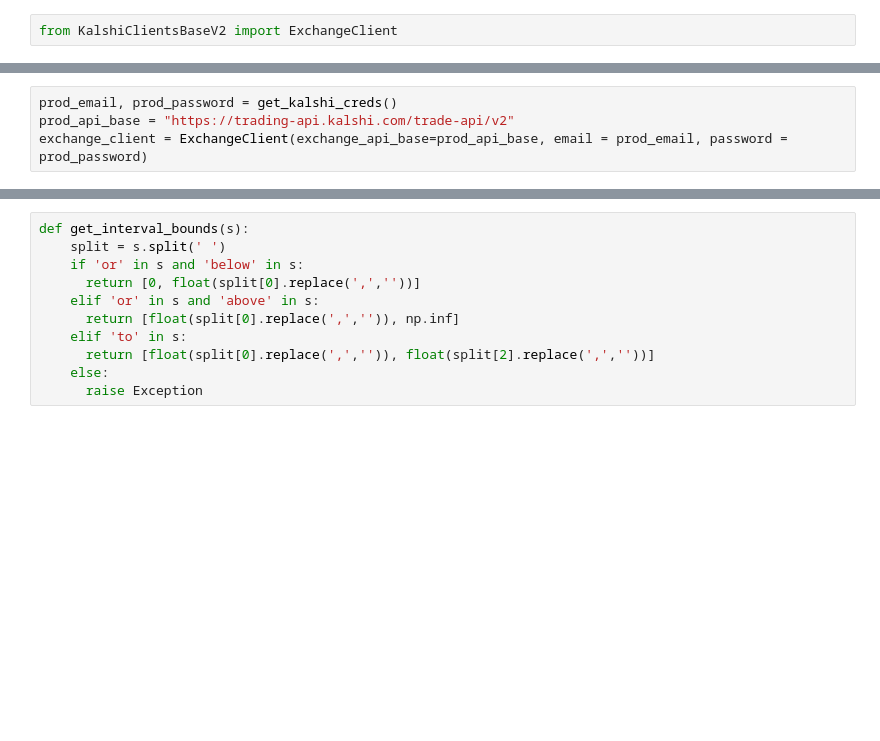
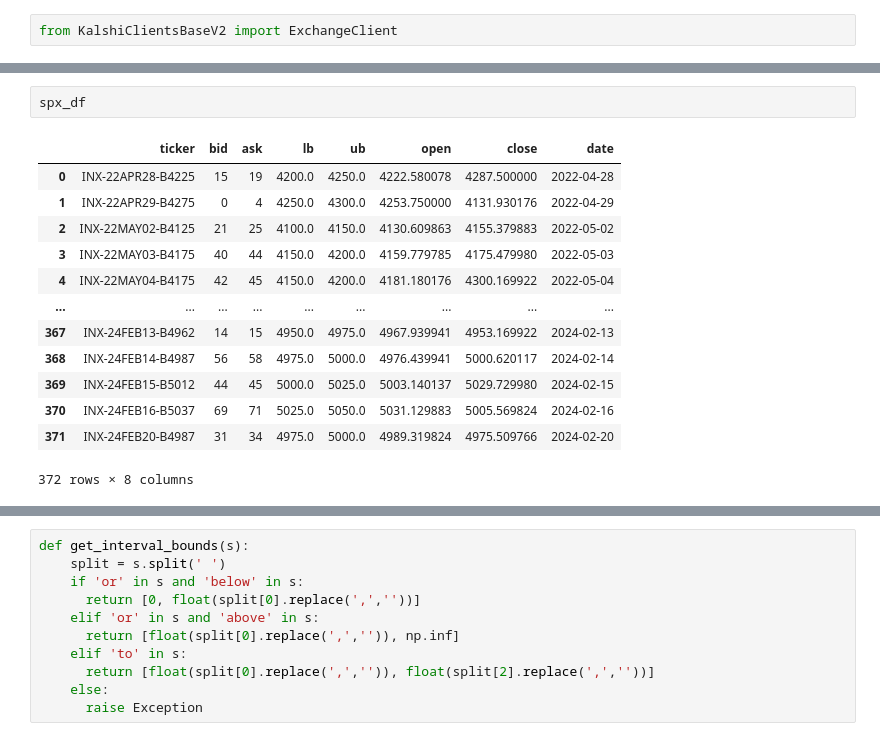
Before and after one commit to ijamil1/kalshi_mm, a Jupyter notebook: eval_kalshi_efficiency.ipynb, the cells around one changed output, grey strips where cells are left out. Saved outputs shown, nothing was run; the diff lists cells and outputs as text; blank space fills up the shorter version.

Commit message:
continuing to work on hypothesis that Kalshi markets are not efficient

```diff
--- a/eval_kalshi_efficiency.ipynb
+++ b/eval_kalshi_efficiency.ipynb
@@ -38,4 +134,16 @@ tickers
 # %%
-prod_email, prod_password = get_kalshi_creds()
-prod_api_base = "https://trading-api.kalshi.com/trade-api/v2"
-exchange_client = ExchangeClient(exchange_api_base=prod_api_base, email = prod_email, password = prod_password)
+spx_df
+# %% [output]
+|  | ticker | bid | ask | lb | ub | open | close | date |
+| 0 | INX-22APR28-B4225 | 15 | 19 | 4200.0 | 4250.0 | 4222.580078 | 4287.500000 | 2022-04-28 |
+| 1 | INX-22APR29-B4275 | 0 | 4 | 4250.0 | 4300.0 | 4253.750000 | 4131.930176 | 2022-04-29 |
+| 2 | INX-22MAY02-B4125 | 21 | 25 | 4100.0 | 4150.0 | 4130.609863 | 4155.379883 | 2022-05-02 |
+| 3 | INX-22MAY03-B4175 | 40 | 44 | 4150.0 | 4200.0 | 4159.779785 | 4175.479980 | 2022-05-03 |
+| 4 | INX-22MAY04-B4175 | 42 | 45 | 4150.0 | 4200.0 | 4181.180176 | 4300.169922 | 2022-05-04 |
+| ... | ... | ... | ... | ... | ... | ... | ... | ... |
+| 367 | INX-24FEB13-B4962 | 14 | 15 | 4950.0 | 4975.0 | 4967.939941 | 4953.169922 | 2024-02-13 |
+| 368 | INX-24FEB14-B4987 | 56 | 58 | 4975.0 | 5000.0 | 4976.439941 | 5000.620117 | 2024-02-14 |
+| 369 | INX-24FEB15-B5012 | 44 | 45 | 5000.0 | 5025.0 | 5003.140137 | 5029.729980 | 2024-02-15 |
+| 370 | INX-24FEB16-B5037 | 69 | 71 | 5025.0 | 5050.0 | 5031.129883 | 5005.569824 | 2024-02-16 |
+| 371 | INX-24FEB20-B4987 | 31 | 34 | 4975.0 | 5000.0 | 4989.319824 | 4975.509766 | 2024-02-20 |
+372 rows × 8 columns
```
Also changed, not shown: parts of 22 cells of this notebook, 1 other file.
